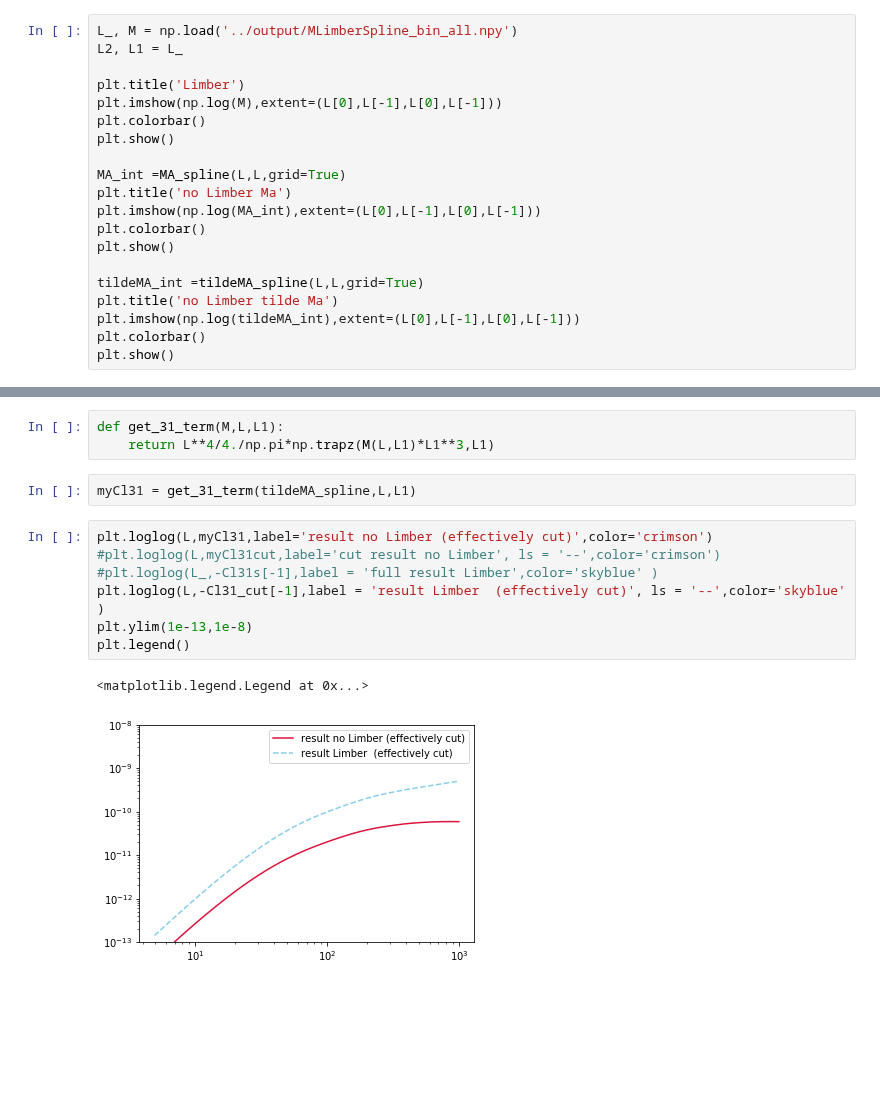
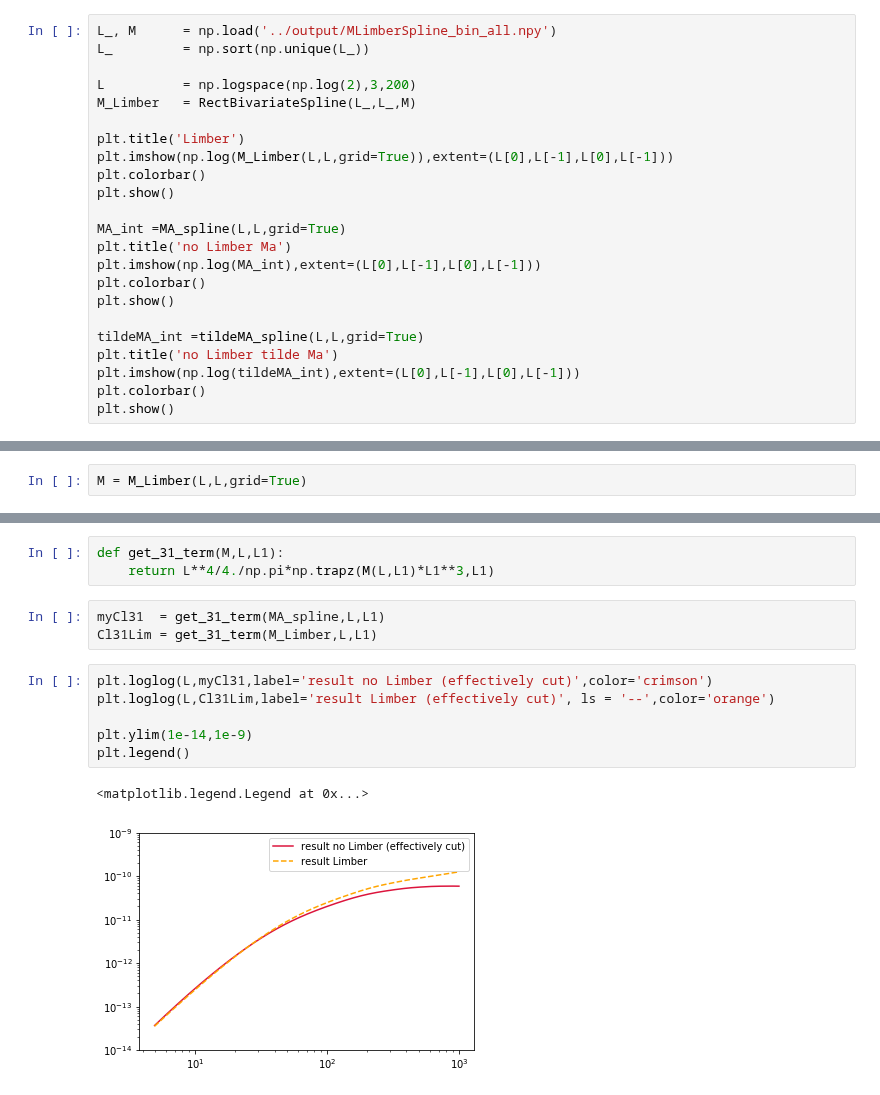
Before and after one commit to VMBoehm/postlimber, a Jupyter notebook: notebooks/PostBornTerms without Limber new approach.ipynb, the cells around one changed output, grey strips where cells are left out. Saved outputs shown, nothing was run; the diff lists cells and outputs as text; blank space fills up the shorter version.

Commit message:
Eq 4.6 coded and first results

```diff
--- a/notebooks/PostBornTerms without Limber new approach.ipynb
+++ b/notebooks/PostBornTerms without Limber new approach.ipynb
@@ -306,11 +306,14 @@ tildeMA=tildeMA1+tildeMA2
 np.save('../M_matrices/tildeMA_bin_%s'%str(bin_num),[np.meshgrid(ell_),tildeMA])
 tildeMA_spline = RectBivariateSpline(ell_,ell_,tildeMA)
 # %%
-L_, M = np.load('../output/MLimberSpline_bin_all.npy')
-L2, L1 = L_
+L_, M      = np.load('../output/MLimberSpline_bin_all.npy')
+L_         = np.sort(np.unique(L_))
+
+L          = np.logspace(np.log(2),3,200)
+M_Limber   = RectBivariateSpline(L_,L_,M)
 
 plt.title('Limber')
-plt.imshow(np.log(M),extent=(L[0],L[-1],L[0],L[-1]))
+plt.imshow(np.log(M_Limber(L,L,grid=True)),extent=(L[0],L[-1],L[0],L[-1]))
 plt.colorbar()
 plt.show()
 
@@ -329,6 +332,8 @@ plt.show()
 [figure]
 [figure]
 [figure]
+# %%
+M = M_Limber(L,L,grid=True)
 # %%
 plt.title('ratio no Limber over Limber M1-Matrix')
 plt.imshow(MA_int/M,extent=(L[0],L[-1],L[0],L[-1]))
@@ -446,14 +444,14 @@ L, Cl31_cut = np.load('../output/LimberPostBornCl31_kappa-gal.npy')
 def get_31_term(M,L,L1):
     return L**4/4./np.pi*np.trapz(M(L,L1)*L1**3,L1)
 # %%
-myCl31 = get_31_term(tildeMA_spline,L,L1)
+myCl31  = get_31_term(MA_spline,L,L1)
+Cl31Lim = get_31_term(M_Limber,L,L1)
 # %%
 plt.loglog(L,myCl31,label='result no Limber (effectively cut)',color='crimson')
-#plt.loglog(L,myCl31cut,label='cut result no Limber', ls = '--',color='crimson')
-#plt.loglog(L_,-Cl31s[-1],label = 'full result Limber',color='skyblue' )
-plt.loglog(L,-Cl31_cut[-1],label = 'result Limber  (effectively cut)', ls = '--',color='skyblue' )
-plt.ylim(1e-13,1e-8)
+plt.loglog(L,Cl31Lim,label='result Limber (effectively cut)', ls = '--',color='orange')
+
+plt.ylim(1e-14,1e-9)
 plt.legend()
 # %% [output]
 <matplotlib.legend.Legend at 0x...>
-[figure, old version]
+[figure, new version]
```
Also changed, not shown: parts of 9 cells of this notebook, 14 other files.
